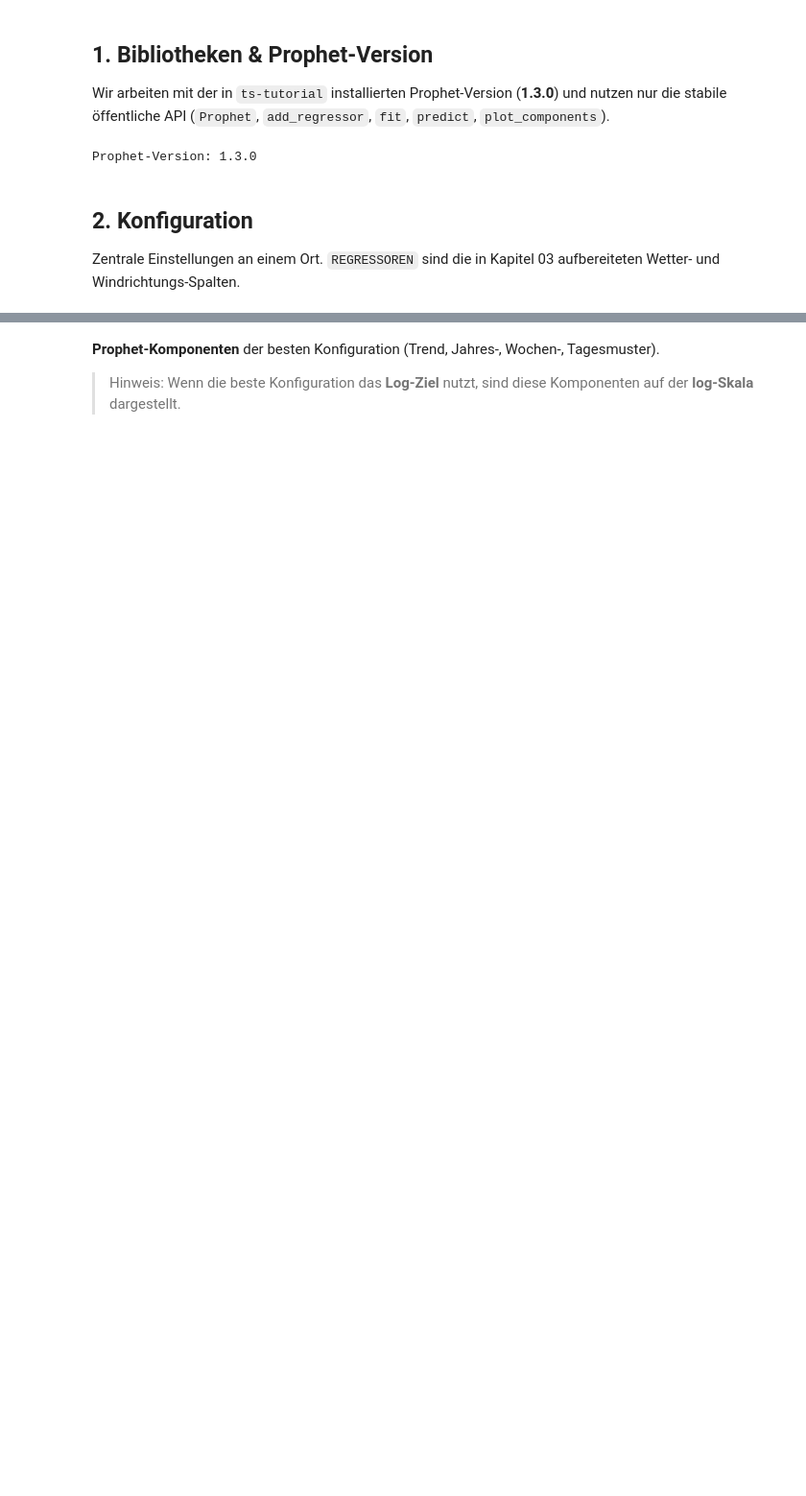
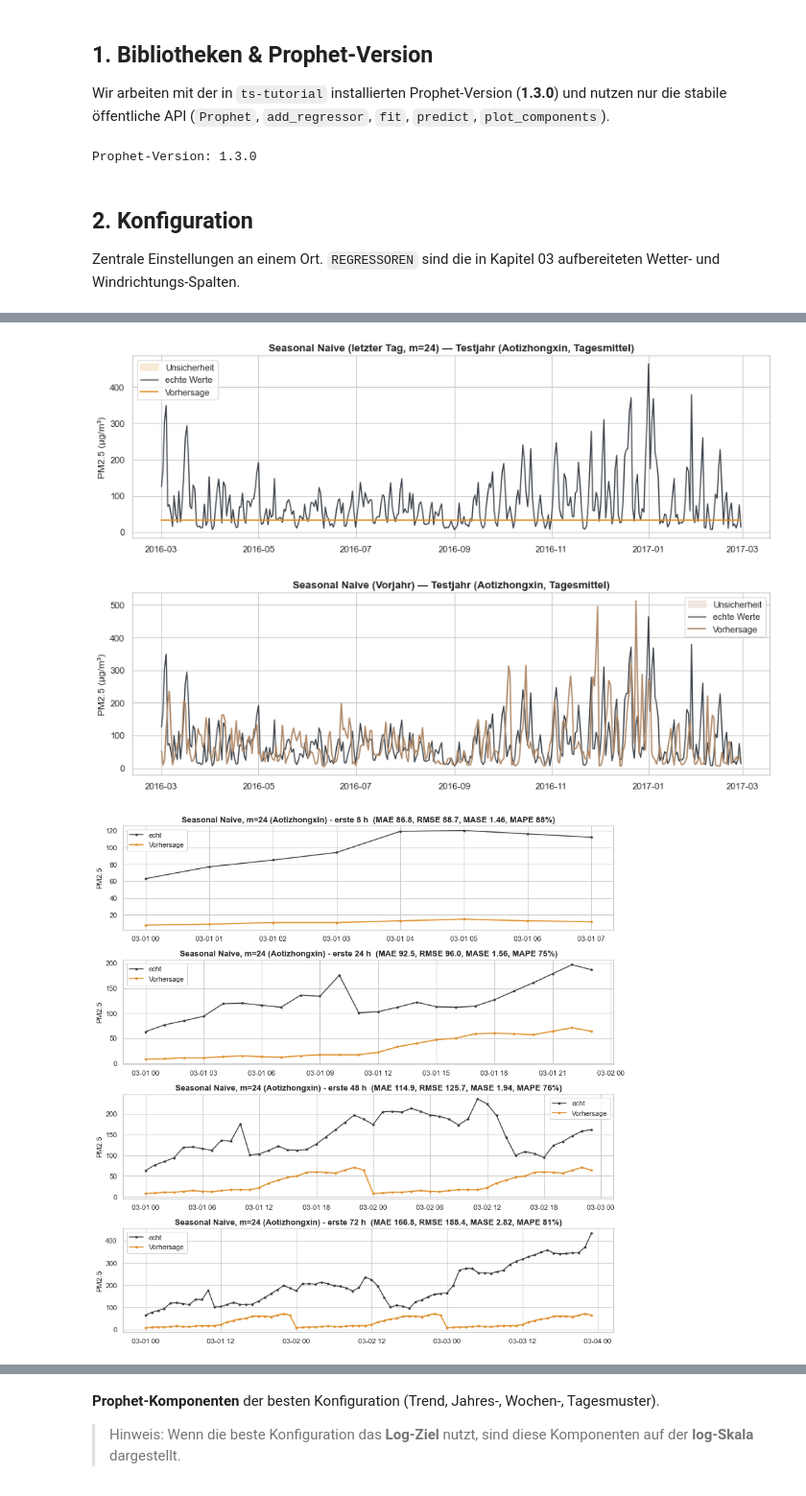
Before and after one commit to KaiSteffen/Business-Prognosis, a Jupyter notebook: Capstone Projekt/notebooks/03_Modellierung_Prophet_Beijing.ipynb, the cells around one changed output, grey strips where cells are left out. Shown at 96% size. Drawn from its saved outputs; the diff is of its cells as text; code cells hidden in the pictures; blank space fills up the shorter version.

```diff
--- a/Capstone Projekt/notebooks/03_Modellierung_Prophet_Beijing.ipynb
+++ b/Capstone Projekt/notebooks/03_Modellierung_Prophet_Beijing.ipynb
@@ -204,0 +231,36 @@ Hintergrund: Rund um das **Frühlingsfest** ändern sich Verkehr, Industrie und
+# %%
+def seasonal_naive(train, test, m=SAISON_M):
+    """Variante 1: Tagesprofil des letzten Trainingstages,
+    wiederholt ueber den gesamten Testzeitraum."""
+    profil = (train.sort_values("ds").tail(m)               # letzte 24 h des Trainings
+                    .assign(stunde=lambda d: d["ds"].dt.hour)
+                    .set_index("stunde")["y"])
+    out = test[["ds", "y"]].copy()
+    out["yhat"] = profil.loc[out["ds"].dt.hour].to_numpy()  # gleiche Stunde -> gleicher Wert
+    out["yhat_lower"] = out["yhat_upper"] = out["yhat"]     # Baseline hat keine Unsicherheitsbaender
+    return out
+
+
+def seasonal_naive_vorjahr(train, test, stunden=365*24):
+    """Variante 2: Wert derselben Stunde ein Jahr zuvor (aus den Trainingsdaten)."""
+    lookup = train.set_index("ds")["y"]
+    out = test[["ds", "y"]].copy()
+    out["yhat"] = lookup.reindex(out["ds"] - pd.Timedelta(hours=stunden)).to_numpy()
+    out["yhat_lower"] = out["yhat_upper"] = out["yhat"]
+    return out
+
+
+tr_basis, te_basis = lade("basis")
+SKALA = mase_skala(tr_basis["y"])            # MASE-Skala der Station (Training, m=24)
+baseline_out  = seasonal_naive(tr_basis, te_basis)          # Variante 1 (Haupt-Baseline)
+baseline_vj_out = seasonal_naive_vorjahr(tr_basis, te_basis) # Variante 2 (Vorjahr)
+
+print(f"Station: {STATION}")
+print(f"Vorhersage ab {baseline_out['ds'].min():%d.%m.%Y %H:%M} bis {baseline_out['ds'].max():%d.%m.%Y %H:%M}")
+print(f"MASE-Skala (Training, m=24): {SKALA:.2f} µg/m³")
+print()
+print("Variante 1 - Seasonal Naive, letzter Trainingstag (m=24):")
+print(fehler_horizonte(baseline_out, SKALA).to_string(index=False))
+print()
+print("Variante 2 - Seasonal Naive, gleiche Stunde im Vorjahr:")
+print(fehler_horizonte(baseline_vj_out, SKALA).to_string(index=False))
@@ -204,0 +287,8 @@ Hintergrund: Rund um das **Frühlingsfest** ändern sich Verkehr, Industrie und
+# %%
+plot_forecast(baseline_out,    f"Seasonal Naive (letzter Tag, m=24) — Testjahr ({STATION}, Tagesmittel)", farbe=AMBER)
+plot_forecast(baseline_vj_out, f"Seasonal Naive (Vorjahr) — Testjahr ({STATION}, Tagesmittel)", farbe="#B08968")
+plot_horizonte(baseline_out, f"Seasonal Naive, m=24 ({STATION})", SKALA, farbe=AMBER)
+# %% [output]
+[figure, added]
+[figure, added]
+[figure, added]
```
Also changed, not shown: parts of 55 cells of this notebook, 18 other files.
